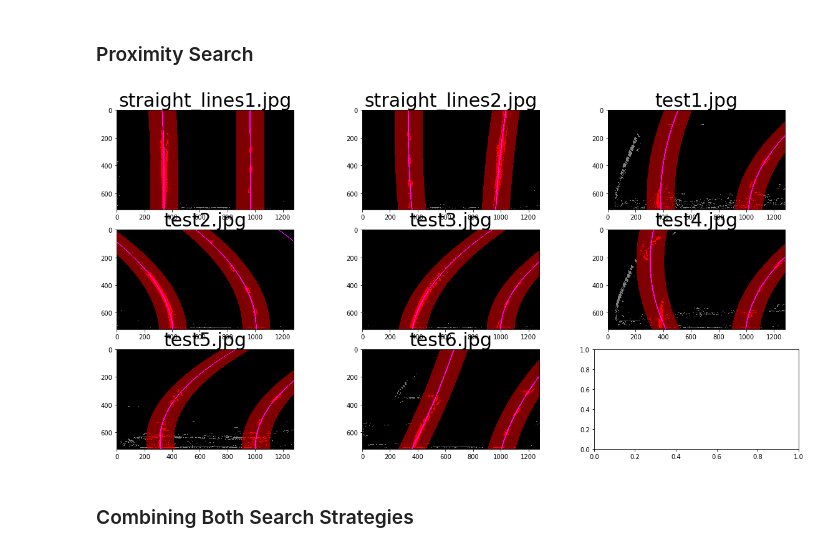
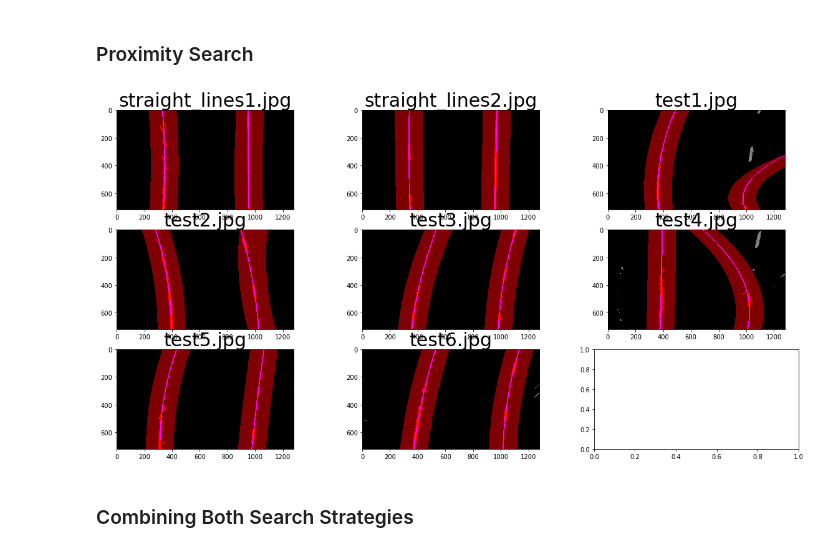
Before and after one commit to benjaminsoellner/CarND-Advanced-Lane-Lines, a Jupyter notebook: CarND 04 Advanced Lane Line Detection.ipynb, the cells around one changed output. Cells and saved outputs as stored; diff of their text form; code cells hidden in the pictures.

```diff
--- a/CarND 04 Advanced Lane Line Detection.ipynb
+++ b/CarND 04 Advanced Lane Line Detection.ipynb
@@ -24,7 +24,7 @@ THRESH_TEST_IMAGE = "test_images/test6.jpg"
 THRESH_MAG = (10, 130)
 THRESH_DIR = (0.7, 1.5)
 THRESH_S = (15, 255)
-UNWARP_PLANE = [(604,440), (671,440), (1064,660), (226,660)]
+UNWARP_PLANE = [(570,460), (711,460), (1064,660), (226,660)]
 UNWARP_X_OFFSET = 280
 UNWARP_Y_OFFSET = 20
 UNWARP_TEST_IMAGE = "test_images/straight_lines1.jpg"
@@ -324,12 +330,13 @@ def combined_threshold(image):
     global THRESH_MAG
     global THRESH_DIR
     global THRESH_S
-    m = mag_threshold(image, mag_thresh=THRESH_MAG)
-    d = dir_threshold(image, thresh=THRESH_DIR)
-    s = s_threshold(image, thresh=THRESH_S)
-    l = l_threshold(image, thresh=(70,200))
-    y = yellow_threshold(image)
-    w = white_threshold(image)
+    unwarped = unwarp(image)[0]
+    m = mag_threshold(unwarped, mag_thresh=THRESH_MAG, doUnwarp=False)
+    d = dir_threshold(unwarped, thresh=THRESH_DIR, doUnwarp=False)
+    s = s_threshold(unwarped, thresh=THRESH_S, doUnwarp=False)
+    l = l_threshold(unwarped, thresh=(70,200), doUnwarp=False)
+    y = yellow_threshold(unwarped, doUnwarp=False)
+    w = white_threshold(unwarped, doUnwarp=False)
     color_binary = np.dstack((m, d, s, l, y, w))
     return color_binary
 
@@ -342,7 +349,7 @@ def find_lane_line_pixels(image):
     y = combined[:,:,4].astype(int)
     w = combined[:,:,5].astype(int)
     # Require that at least two filters or one of the color filters score
-    binary = ((y*2+w*2+l+(m&s)+(m&d))>=3)
+    binary = (y|w) #((y*2+w*2+l+(m&s)+(m&d))>=3)
     return binary.astype(float)
 
 
@@ -552,56 +567,61 @@ def proximity_search(old_lane, image, pmargin=100):
     nonzeroy = np.array(nonzero[0])
     nonzerox = np.array(nonzero[1])
     left_idxs = ((nonzerox > old_lane.left.sample_poly(nonzeroy, yoffset=-pmargin)) & \
                 (nonzerox < old_lane.left.sample_poly(nonzeroy, yoffset=+pmargin)))
     right_idxs = ((nonzerox > old_lane.right.sample_poly(nonzeroy, yoffset=-pmargin)) & \
                  (nonzerox < old_lane.right.sample_poly(nonzeroy, yoffset=+pmargin)))
     left_xs = nonzerox[left_idxs]
     left_ys = nonzeroy[left_idxs]
     right_xs = nonzerox[right_idxs]
     right_ys = nonzeroy[right_idxs]
-    # Fit a second order polynomial to each
-    # Get Lane Lines
-    left_line = LaneLine(left_xs, left_ys)
-    right_line = LaneLine(right_xs, right_ys)
+    # Generate x and y values for plotting
+    fit_ys = np.linspace(0, lane_line_img.shape[0]-1, lane_line_img.shape[0] )
     # visualize for debug purposes
     out_img = np.dstack((lane_line_img, lane_line_img, lane_line_img))
-    window_img = np.zeros_like(out_img)
-    # Generate x and y values for plotting
-    fit_ys = np.linspace(0, lane_line_img.shape[0]-1, lane_line_img.shape[0] )
-    left_fit_xs = left_line.sample_poly(fit_ys)
-    right_fit_xs = right_line.sample_poly(fit_ys)
     # Generate a polygon to illustrate the search window area
     # And recast the x and y points into usable format for cv2.fillPoly()
-    left_window_1 = np.array([np.transpose(np.vstack([left_fit_xs-pmargin, fit_ys]))])
-    left_window_2 = np.array([np.flipud(np.transpose(np.vstack([left_fit_xs+pmargin, fit_ys])))])
+    left_old_xs = old_lane.left.sample_poly(fit_ys)
+    right_old_xs = old_lane.right.sample_poly(fit_ys)
+    left_window_1 = np.array([np.transpose(np.vstack([left_old_xs-pmargin, fit_ys]))])
+    left_window_2 = np.array([np.flipud(np.transpose(np.vstack([left_old_xs+pmargin, fit_ys])))])
     left_line_pts = np.hstack((left_window_1, left_window_2))
-    right_window_1 = np.array([np.transpose(np.vstack([right_fit_xs-pmargin, fit_ys]))])
-    right_window_2 = np.array([np.flipud(np.transpose(np.vstack([right_fit_xs+pmargin, fit_ys])))])
+    right_window_1 = np.array([np.transpose(np.vstack([right_old_xs-pmargin, fit_ys]))])
+    right_window_2 = np.array([np.flipud(np.transpose(np.vstack([right_old_xs+pmargin, fit_ys])))])
     right_line_pts = np.hstack((right_window_1, right_window_2))
     # Red: Draw the lane onto the warped blank image
     out_img = np.dstack((lane_line_img*.5, lane_line_img*.5, lane_line_img*.5))
     cv2.fillPoly(out_img, np.int_([left_line_pts]), (0.5, 0., 0.))
     cv2.fillPoly(out_img, np.int_([right_line_pts]), (0.5, 0., 0.))
-    # Red: Color in left and right line pixels
-    out_img[nonzeroy[right_idxs], nonzerox[right_idxs]] = [1., 0., 0.]
-    out_img[nonzeroy[left_idxs], nonzerox[left_idxs]] = [1., 0., 0.]
-    # Magenta: Plot polygon
-    for y, left_x, right_x in zip(fit_ys, left_fit_xs, right_fit_xs):
-        out_img[int(y), int(left_x-4):int(left_x+4)] = [1., 0., 1.]
-        out_img[int(y), int(right_x-4):int(right_x+4)] = [1., 0., 1.]
-    # Return polynoms + output image
-    return Lane(left_line, right_line), out_img
+
+    # Fit a second order polynomial to each
+    # Get Lane Lines
+    if len(left_xs)==0 or len(right_xs)==0:
+        return None, out_img
+    else:
+        left_line = LaneLine(left_xs, left_ys)
+        right_line = LaneLine(right_xs, right_ys)
+        # Red: Color in left and right line pixels
+        out_img[nonzeroy[right_idxs], nonzerox[right_idxs]] = [1., 0., 0.]
+        out_img[nonzeroy[left_idxs], nonzerox[left_idxs]] = [1., 0., 0.]
+        # Magenta: Plot polygon
+        left_fit_xs = left_line.sample_poly(fit_ys)
+        right_fit_xs = right_line.sample_poly(fit_ys)
+        for y, left_x, right_x in zip(fit_ys, left_fit_xs, right_fit_xs):
+            out_img[int(y), int(left_x-4):int(left_x+4)] = [1., 0., 1.]
+            out_img[int(y), int(right_x-4):int(right_x+4)] = [1., 0., 1.]
+        # Return polynoms + output image
+        return Lane(left_line, right_line), out_img
 
 def proximity_and_plot(image):
     # simple slide window search first to get estimate for polygon
     old_lane, _ = slidewindow_search(image)
     # then do proximity search on same image
     _, out_img = proximity_search(old_lane, image)
     return out_img
 
 run_all_test_images(proximity_and_plot)
 # %% [output]
-[figure, old version]
+[figure, new version]
 # %% [markdown]
 ### Combining Both Search Strategies
 # %%
```
Also changed, not shown: parts of 8 cells of this notebook, 1 other file.
